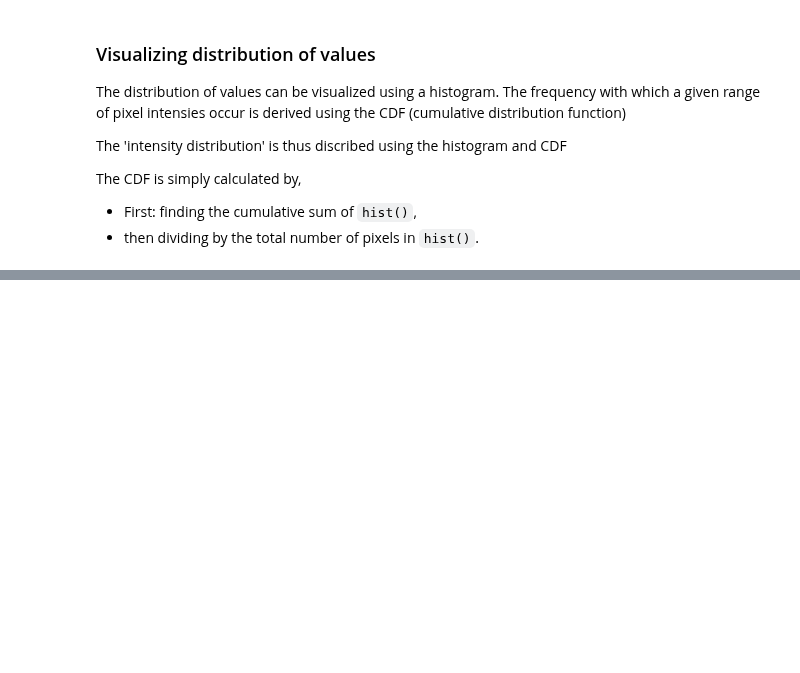
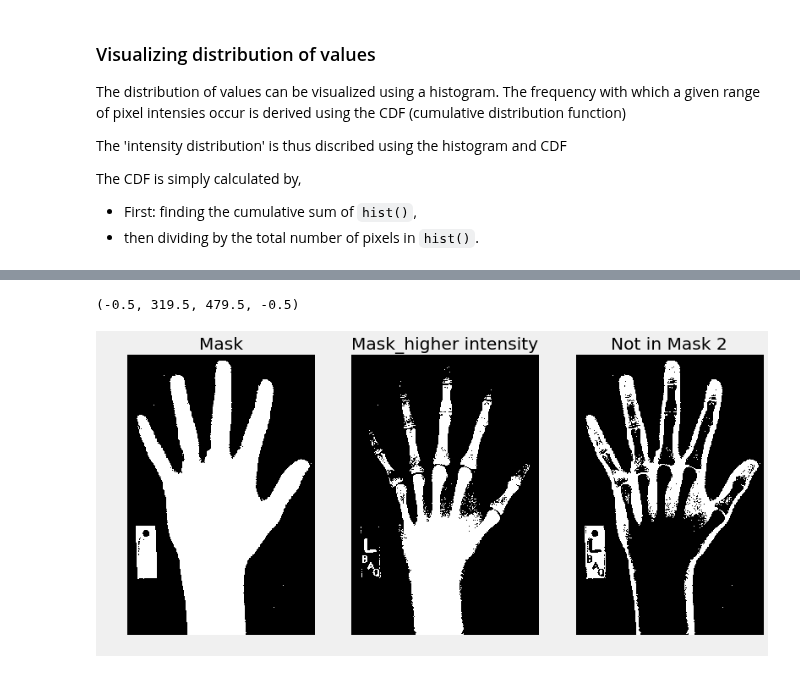
Before and after one commit to Venkat-Rajgopal/Medical-Image-Analysis, a Jupyter notebook: Masking and filtering.ipynb, the cells around one changed output, grey strips where cells are left out. Cells and saved outputs as stored; diff of their text form; code cells hidden in the pictures; blank space fills up the shorter version.

```diff
--- a/Masking and filtering.ipynb
+++ b/Masking and filtering.ipynb
@@ -69,0 +76,19 @@ We can restrict the analysis to only the most important part of an image by crea
+# %%
+mask_1 = im > 35
+mask_2 = im > 64
+
+mask_3 = mask_1 & ~mask_2
+
+fig, ax = plt.subplots(1, 3, sharex=True, figsize=(12,6))
+ax[0].imshow(mask_1, cmap='gray')
+ax[1].imshow(mask_2, cmap='gray')
+ax[2].imshow(mask_3, cmap='gray')
+ax[0].set_title(label='Mask')
+ax[1].set_title(label= 'Mask_higher intensity')
+ax[2].set_title(label = 'Not in Mask 2')
+ax[0].axis('off')
+ax[1].axis('off')
+ax[2].axis('off')
+# %% [output]
+(-0.5, 319.5, 479.5, -0.5)
+[figure, added]
```
Also changed, not shown: parts of 10 cells of this notebook, 1 other file.
